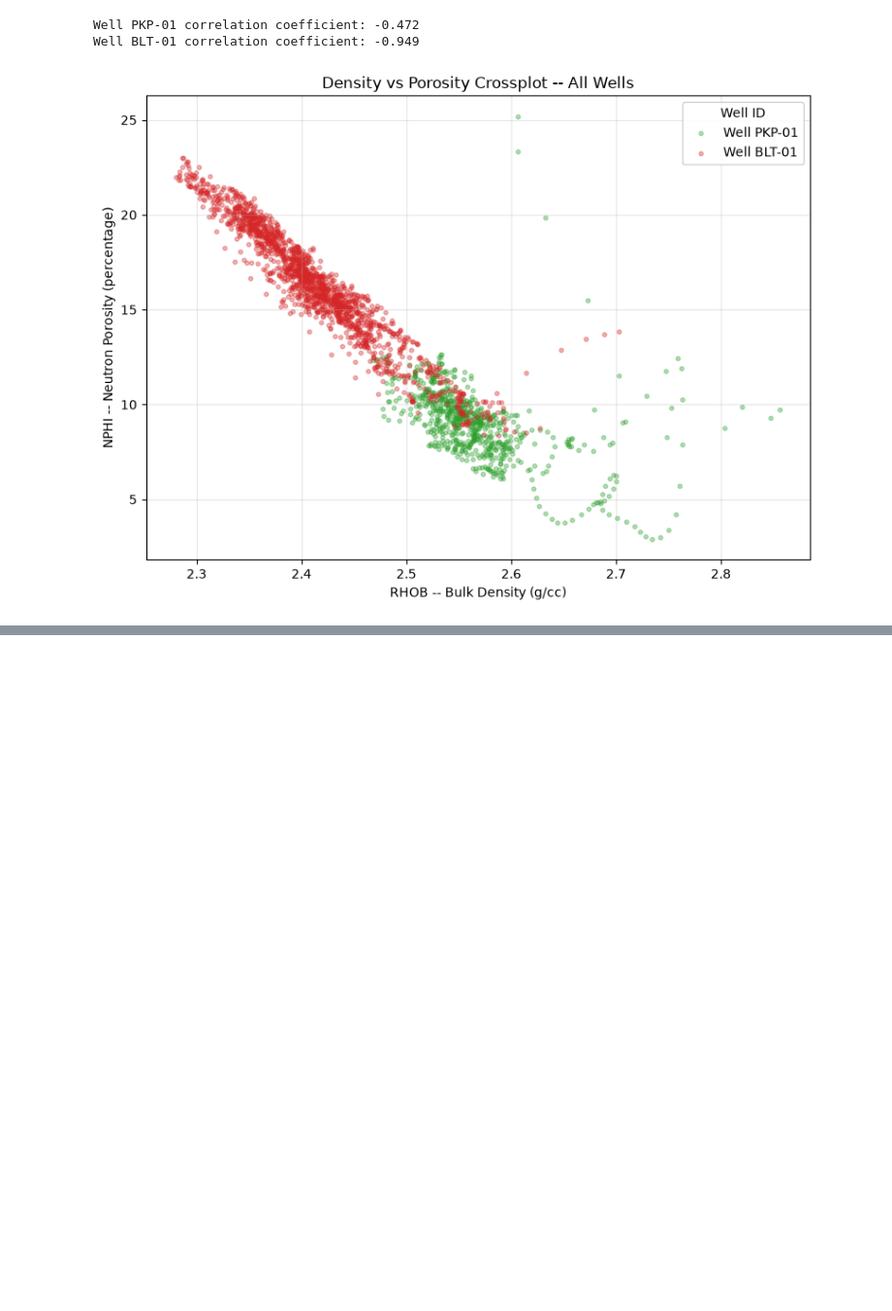
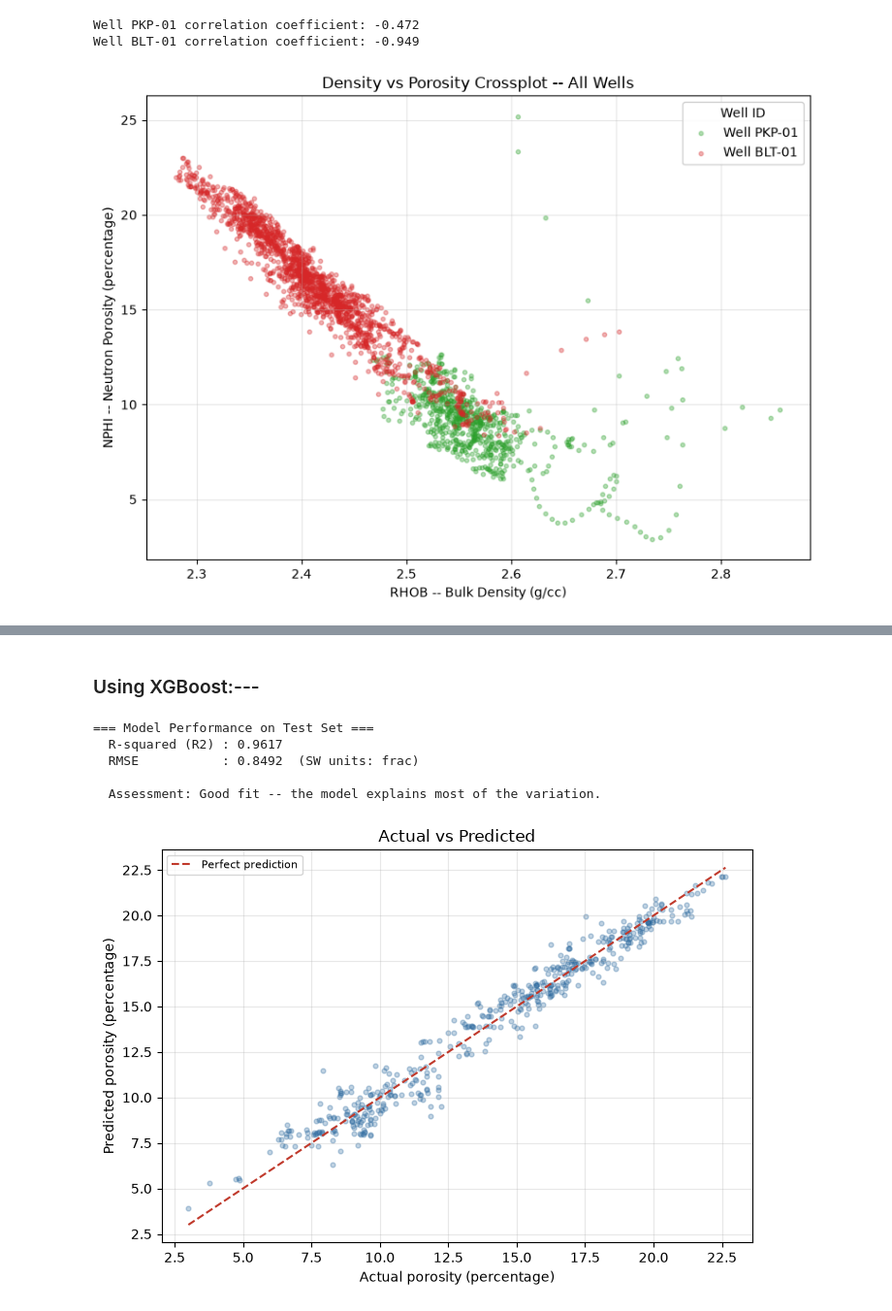
Before and after one commit to sadaraka-kadi/probable-eureka, a Jupyter notebook: notebooks/01_data_exploration.ipynb, the cells around one changed output, grey strips where cells are left out. Shown at 97% size. Saved outputs shown, nothing was run; the diff lists cells and outputs as text; code cells hidden in the pictures; blank space fills up the shorter version.

Commit message:
Machine learning for imputation

```diff
--- a/notebooks/01_data_exploration.ipynb
+++ b/notebooks/01_data_exploration.ipynb
@@ -420,0 +514,64 @@ NameError: name 'train_test_split' is not defined
+# %% [markdown]
+### Using XGBoost:---
+# %%
+# Step 1: Select feature and target
+model_df = df[["bulk_density_gcc", "gamma_ray_api", "formation_thickness_m","porosity_pct", "physics_porosity_pct"]].dropna()
+X = model_df[["bulk_density_gcc", "gamma_ray_api", "formation_thickness_m"]]
+y = model_df["porosity_pct"]
+
+# Step 2: Split into train and test sets
+X_train, X_test, y_train, y_test = train_test_split(
+    X, y, test_size=0.20, random_state=42
+)
+
+# Step 3: Create and train the model
+model = XGBRegressor(
+    n_estimators=100,
+    max_depth=5,
+    learning_rate=0.05,
+    subsample=0.8,
+    random_state=42
+)
+
+model.fit(X_train, y_train)
+
+# Step 4: Make predictions on the test set
+y_pred = model.predict(X_test)
+
+# Step 5: Evaluate -- print R2, RMSE, and the equation
+r2   = r2_score(y_test, y_pred)
+mse  = mean_squared_error(y_test, y_pred)
+rmse = np.sqrt(mse)
+
+print("=== Model Performance on Test Set ===")
+print(f"  R-squared (R2) : {r2:.4f}")
+print(f"  RMSE           : {rmse:.4f}  (SW units: frac)")
+#print(f"\n Equation: porosity = {model.coef_[0]:.4f} * bulk_density + {model.intercept_:.4f}")
+if r2 > 0.7:
+    print("\n  Assessment: Good fit -- the model explains most of the variation.")
+elif r2 > 0.4:
+    print("\n Assessment: Moderate fit -- there is real signal but also unexplained scatter.")
+else:
+    print("\n Assessment: Weak fit -- a single feature is not enough to explain porosity variation.")
+
+# Step 6: Plot Actual vs Predicted
+fig, ax = plt.subplots(figsize=(7, 5))
+ax.scatter(y_test, y_pred, alpha=0.3, s=12, color="#2d6a9f")
+min_val = min(y_test.min(), y_pred.min())
+max_val = max(y_test.max(), y_pred.max())
+ax.plot([min_val, max_val], [min_val, max_val], color="#c0392b", linewidth=1.5, linestyle="--", label="Perfect prediction")
+ax.set_xlabel("Actual porosity (percentage)")
+ax.set_ylabel("Predicted porosity (percentage)")
+ax.set_title("Actual vs Predicted")
+ax.legend(fontsize=8)
+ax.grid(True, alpha=0.3)
+
+plt.tight_layout()
+plt.show()
+# %% [output]
+=== Model Performance on Test Set ===
+  R-squared (R2) : 0.9617
+  RMSE           : 0.8492  (SW units: frac)
+
+  Assessment: Good fit -- the model explains most of the variation.
+[figure, added]
```
Also changed, not shown: parts of 13 cells of this notebook.
